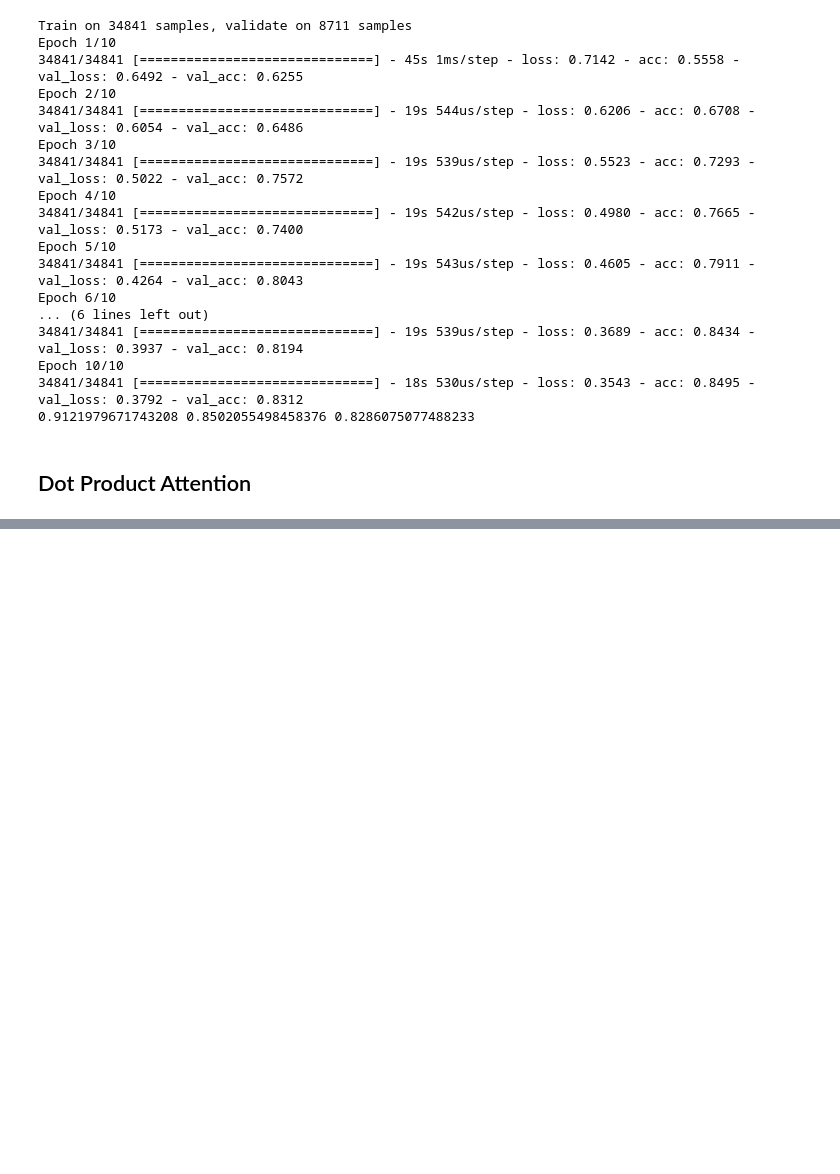
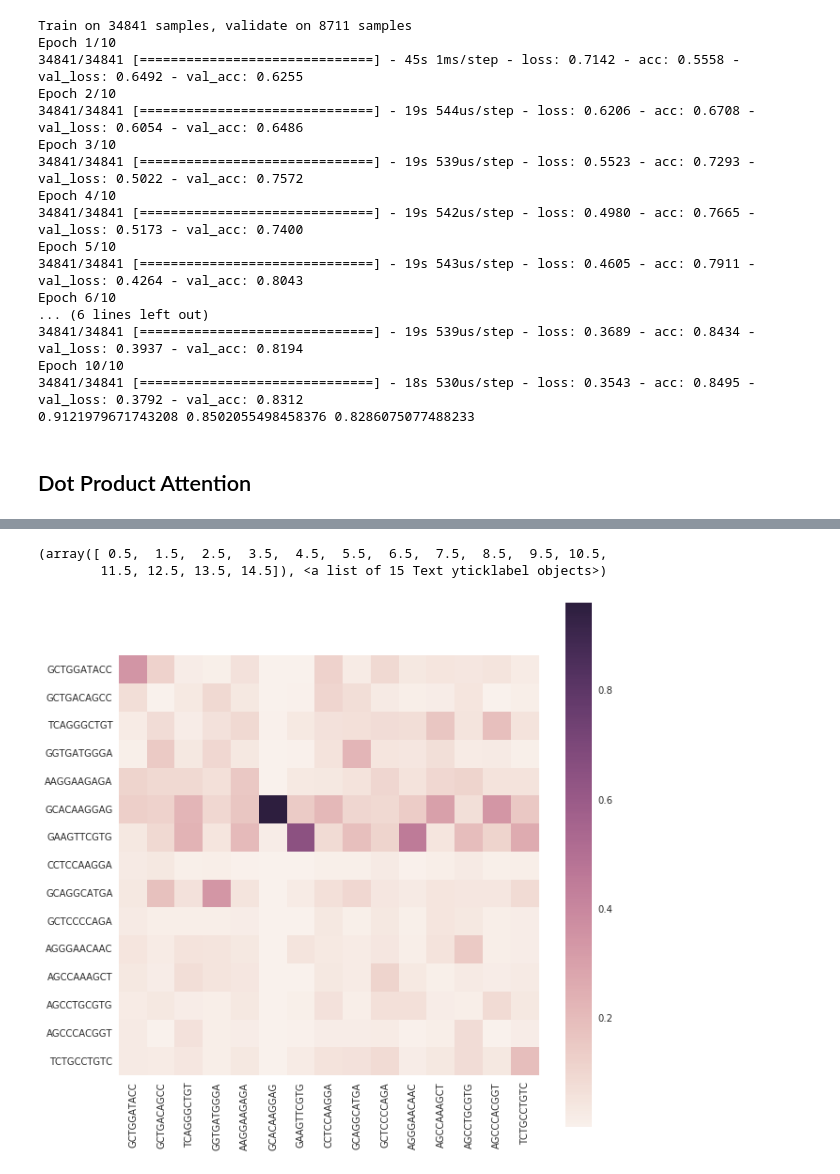
Before and after one commit to jenhantao/genomic_grammar, a Jupyter notebook: Attention Only Analysis.ipynb, the cells around one changed output, grey strips where cells are left out. Drawn from its saved outputs; the diff is of its cells as text; code cells hidden in the pictures; blank space fills up the shorter version.

```diff
--- a/Attention Only Analysis.ipynb
+++ b/Attention Only Analysis.ipynb
@@ -773,8 +492,8 @@ def get_dotProductAttention_model(total_seq_length,
 # %%
 dotProductAttention_model = get_dotProductAttention_model(200,
     seq_size=150,
-    num_motifs=150,
+    num_motifs=100,
     motif_size=10,
-    adjacent_bp_pool_size=5,
+    adjacent_bp_pool_size=10,
     num_dense_neurons=32,
     dropout_rate=0.5)
@@ -804,7 +516,7 @@ probs = dotProductAttention_model.predict([x_test, x_rc_test])
 
 roc = sklearn.metrics.roc_auc_score([y[1] for y in y_test], probs[:,1], )
 precision = sklearn.metrics.precision_score([y[1] for y in y_test], [1 if x > 0.5 else 0 for x in probs[:,1]])
-acc = sklearn.metrics.accuracy_score([y[1] for y in y_test], [1 if x > 0.5 else 0 for x in probs[:,1]])
+acc = dotProductAttention_model.evaluate([x_test, x_rc_test], y_test, verbose=0)[1]
 print(roc, precision, acc)
 # %% [output]
 Train on 34841 samples, validate on 8711 samples
@@ -854,6 +677,6 @@ def get_sequence_attention(model, sequence, adjacent_bp_pool_size):
 # %%
 layer_output, full_attention, attended_sequence = get_sequence_attention(dotProductAttention_model,
-                                                                         str(positive_seqRecords[100].seq),
-                                                                         5)
+                                                                         str(positive_seqRecords[10000].seq),
+                                                                         10)
 # %%
 full_attention.shape
@@ -862,15 +689,21 @@ attended_sequence
 # %%
 chunks = []
-for i in range(0,len(attended_sequence),5):
-    print(i, i+5, attended_sequence[i:i+5])
-    chunks.append(attended_sequence[i:i+5])
+for i in range(0,len(attended_sequence),10):
+#     print(i, i+5, attended_sequence[i:i+5])
+    chunks.append(attended_sequence[i:i+10])
 # %%
 plt.figure(figsize = (10,10))
 sns.heatmap(layer_output.reshape(layer_output.shape[1],
                                  layer_output.shape[2]),
     square = True,
     yticklabels = chunks,
     xticklabels=chunks)
+plt.xticks(rotation = 90)
+plt.yticks(rotation = 0)
+# %% [output]
+(array([ 0.5,  1.5,  2.5,  3.5,  4.5,  5.5,  6.5,  7.5,  8.5,  9.5, 10.5,
+        11.5, 12.5, 13.5, 14.5]), <a list of 15 Text yticklabel objects>)
+[figure, added]
 # %%
 summed_attention = layer_output.reshape(layer_output.shape[1],
                                  layer_output.shape[2]).sum(axis=1)
```
Also changed, not shown: parts of 22 cells of this notebook.
